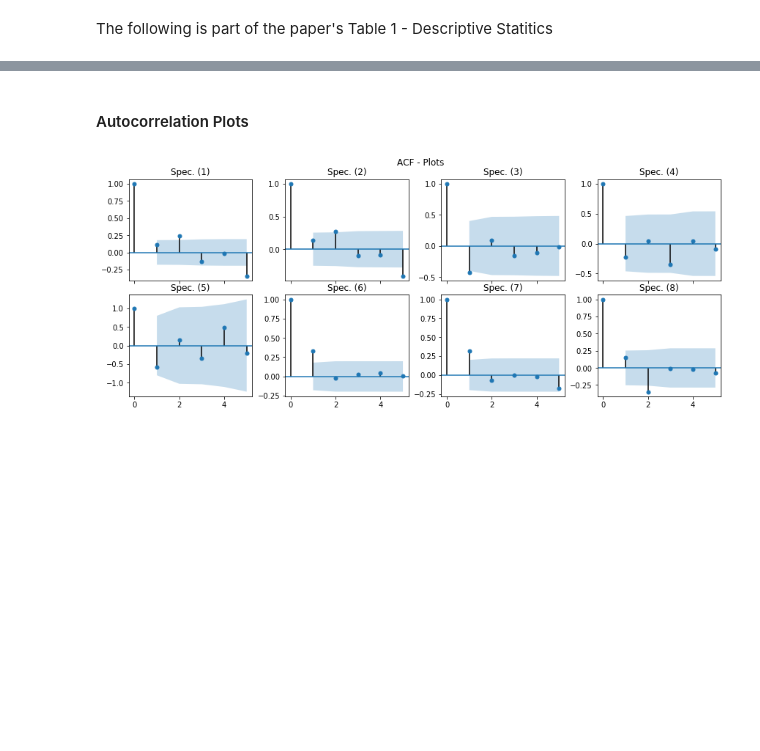
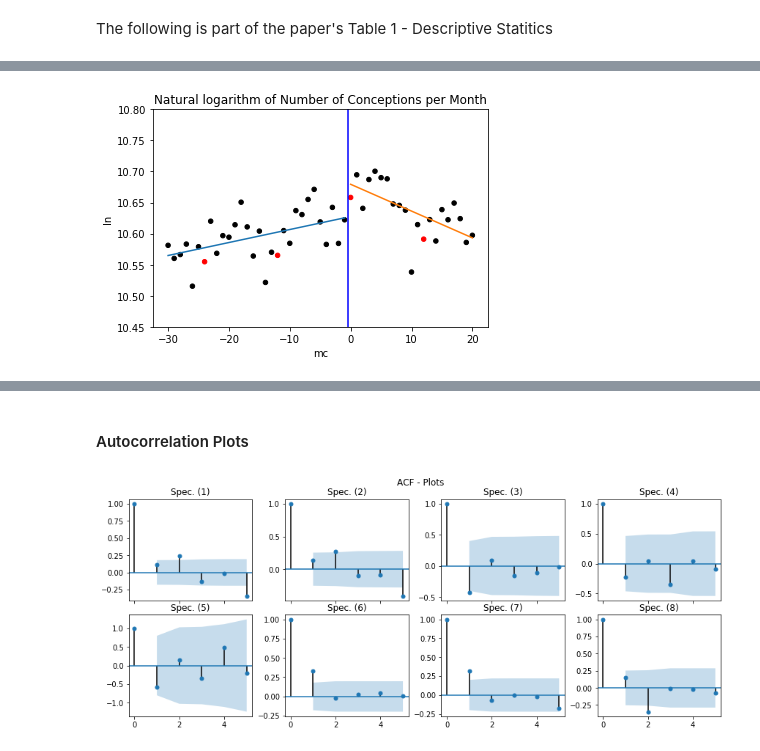
Before and after one commit to marclipfert/student-project-antonia-marc, a Jupyter notebook: student_project_Antonia_Marc.ipynb, the cells around one changed output, grey strips where cells are left out. Saved outputs shown, nothing was run; the diff lists cells and outputs as text; code cells hidden in the pictures; blank space fills up the shorter version.

```diff
--- a/student_project_Antonia_Marc.ipynb
+++ b/student_project_Antonia_Marc.ipynb
@@ -441,0 +495,6 @@ However, for abortions LG accounted for all three leap years as well and, theref
+# %%
+b_reg_for_plot = smf.ols(formula =
+            'ln ~ post + mc + post*mc', data=dfb.loc[(dfb['mc']>-31) & (dfb['mc']<21)]).fit(cov_type='HC1')
+RDD_plot_conceptions(dfb, b_reg_for_plot)
+# %% [output]
+[figure, added]
```
Also changed, not shown: parts of 37 cells of this notebook, 3 other files.
